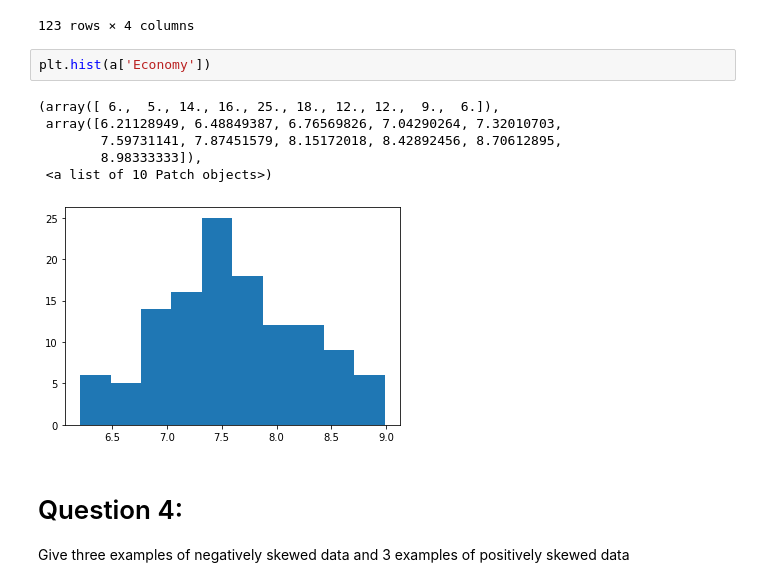
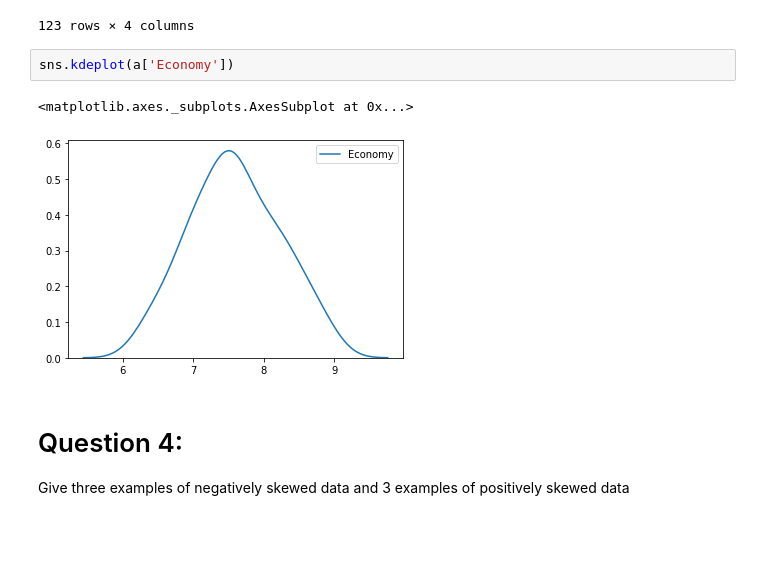
Before and after one commit to Alekhyo/Statistics, a Jupyter notebook: stats_assignment1.ipynb, the cells around one changed output. Cells and saved outputs as stored; diff of their text form; blank space fills up the shorter version.

```diff
--- a/stats_assignment1.ipynb
+++ b/stats_assignment1.ipynb
@@ -81,14 +87,10 @@ a
 | 122 | Z Khan | 2200 | 2691 | 7.339091 |
 123 rows × 4 columns
 # %%
-plt.hist(a['Economy'])
+sns.kdeplot(a['Economy'])
 # %% [output]
-(array([ 6.,  5., 14., 16., 25., 18., 12., 12.,  9.,  6.]),
- array([6.21128949, 6.48849387, 6.76569826, 7.04290264, 7.32010703,
-        7.59731141, 7.87451579, 8.15172018, 8.42892456, 8.70612895,
-        8.98333333]),
- <a list of 10 Patch objects>)
+<matplotlib.axes._subplots.AxesSubplot at 0x...>
-[figure, old version]
+[figure, new version]
 # %% [markdown]
 # Question 4:
 
```
Also changed, not shown: parts of 3 cells of this notebook.
